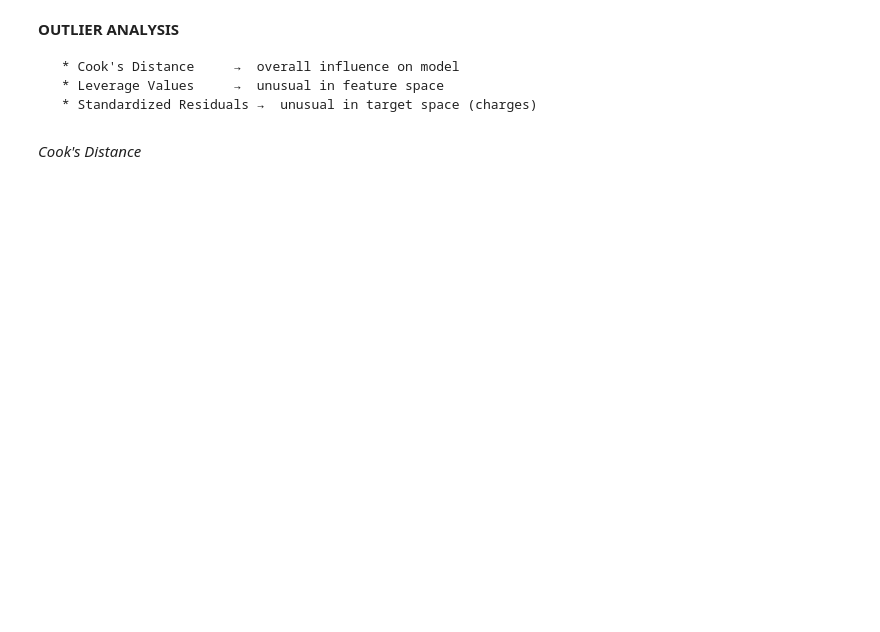
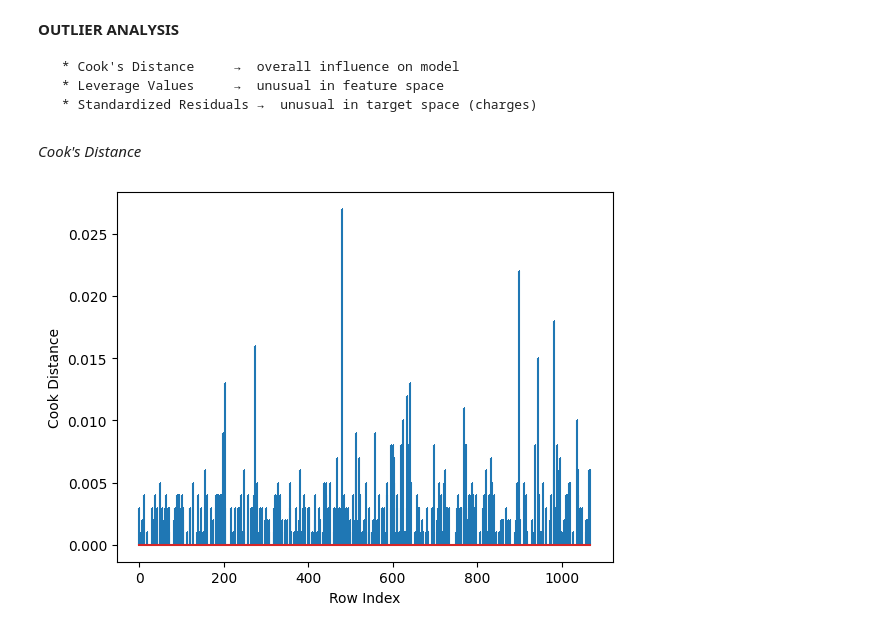
Before and after one commit to aparna-2001/medical-insurance-charges-ML-model-2021-2025, a Jupyter notebook: medical_insurance_charges_ML_model_2021_2025.ipynb, the cells around one changed output. Saved outputs shown, nothing was run; the diff lists cells and outputs as text; code cells hidden in the pictures; blank space fills up the shorter version.

Commit message:
Cook's distance, multicollinearity removal (VIF), Model building, Model summary

```diff
--- a/medical_insurance_charges_ML_model_2021_2025.ipynb
+++ b/medical_insurance_charges_ML_model_2021_2025.ipynb
@@ -721,3 +768,15 @@ plt.show()
      * Standardized Residuals →  unusual in target space (charges)
 # %% [markdown]
 *Cook's Distance*
+# %%
+model_1_influence = model_1.get_influence()
+(c,p) = model_1_influence.cooks_distance
+
+plt.stem(np.arange(len(train_x)),
+         np.round(c, 3),
+         markerfmt = ",")
+plt.xlabel('Row Index')
+plt.ylabel('Cook Distance')
+plt.show()
+# %% [output]
+[figure, added]
```
Also changed, not shown: parts of 17 cells of this notebook.
